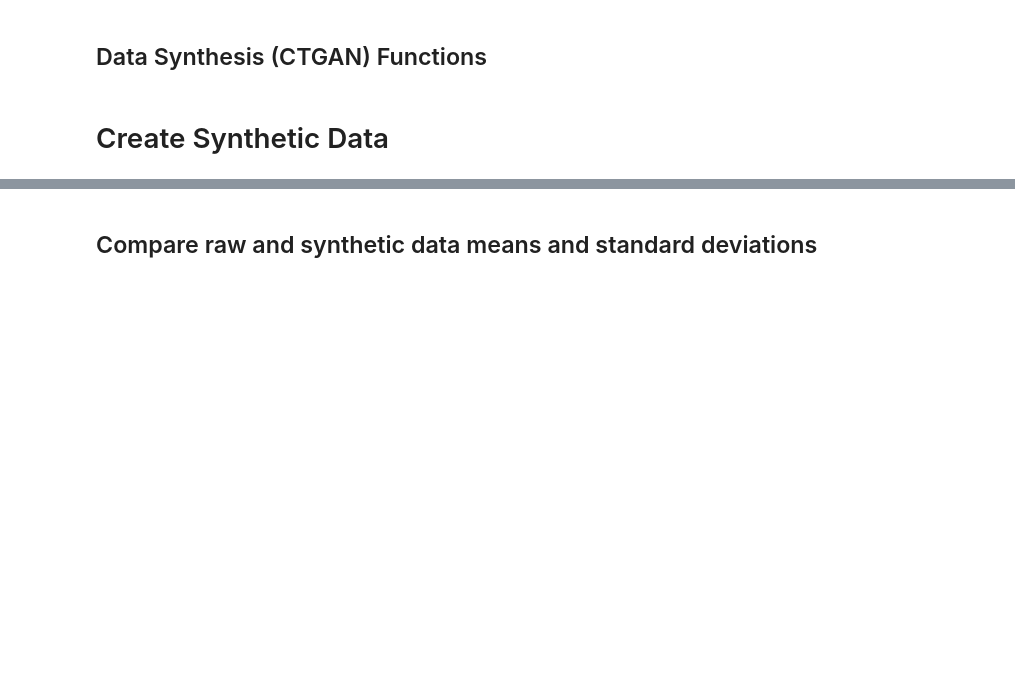
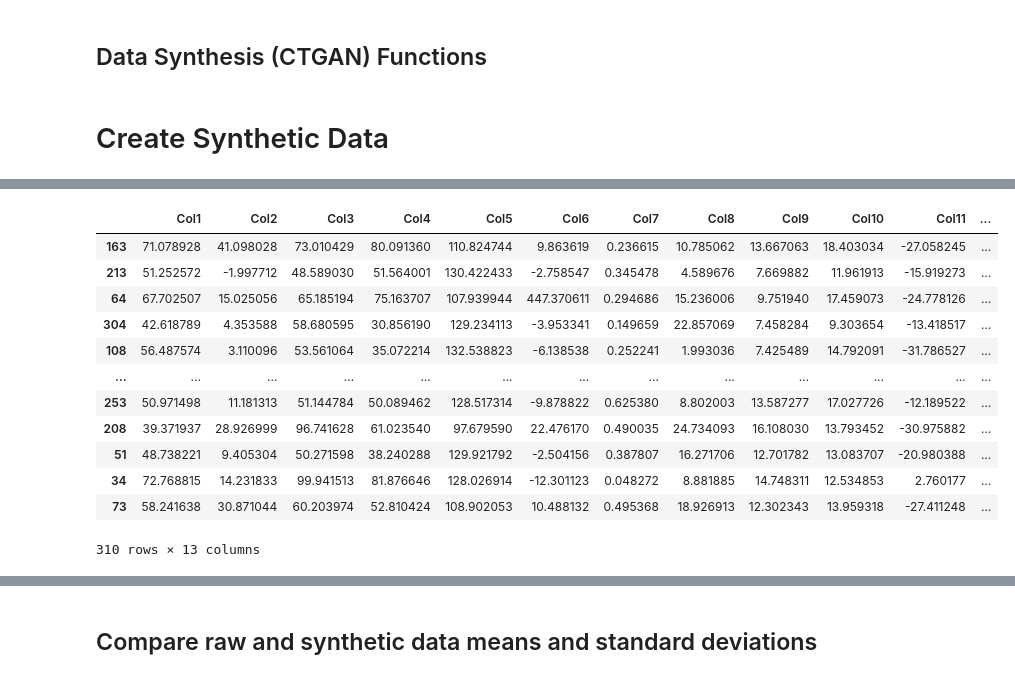
Before and after one commit to jamestgodwin/synthetic_data, a Jupyter notebook: notebooks/CTGAN_Mike_Version_Back_Pain.ipynb, the cells around one changed output, grey strips where cells are left out. Drawn from its saved outputs; the diff is of its cells as text; code cells hidden in the pictures; blank space fills up the shorter version.

```diff
--- a/notebooks/CTGAN_Mike_Version_Back_Pain.ipynb
+++ b/notebooks/CTGAN_Mike_Version_Back_Pain.ipynb
@@ -407,0 +425,20 @@ Accuracy: 51.3
+# %%
+test_dataset = synthetic_data[2]
+# %%
+test_dataset['label'] = test_dataset['label'].map({1.0: 'Abonormal', 0.0: 'Normal'})
+# %%
+test_dataset
+# %% [output]
+|  | Col1 | Col2 | Col3 | Col4 | Col5 | Col6 | Col7 | Col8 | Col9 | Col10 | Col11 | ... |
+| 163 | 71.078928 | 41.098028 | 73.010429 | 80.091360 | 110.824744 | 9.863619 | 0.236615 | 10.785062 | 13.667063 | 18.403034 | -27.058245 | ... |
+| 213 | 51.252572 | -1.997712 | 48.589030 | 51.564001 | 130.422433 | -2.758547 | 0.345478 | 4.589676 | 7.669882 | 11.961913 | -15.919273 | ... |
+| 64 | 67.702507 | 15.025056 | 65.185194 | 75.163707 | 107.939944 | 447.370611 | 0.294686 | 15.236006 | 9.751940 | 17.459073 | -24.778126 | ... |
+| 304 | 42.618789 | 4.353588 | 58.680595 | 30.856190 | 129.234113 | -3.953341 | 0.149659 | 22.857069 | 7.458284 | 9.303654 | -13.418517 | ... |
+| 108 | 56.487574 | 3.110096 | 53.561064 | 35.072214 | 132.538823 | -6.138538 | 0.252241 | 1.993036 | 7.425489 | 14.792091 | -31.786527 | ... |
+| ... | ... | ... | ... | ... | ... | ... | ... | ... | ... | ... | ... | ... |
+| 253 | 50.971498 | 11.181313 | 51.144784 | 50.089462 | 128.517314 | -9.878822 | 0.625380 | 8.802003 | 13.587277 | 17.027726 | -12.189522 | ... |
+| 208 | 39.371937 | 28.926999 | 96.741628 | 61.023540 | 97.679590 | 22.476170 | 0.490035 | 24.734093 | 16.108030 | 13.793452 | -30.975882 | ... |
+| 51 | 48.738221 | 9.405304 | 50.271598 | 38.240288 | 129.921792 | -2.504156 | 0.387807 | 16.271706 | 12.701782 | 13.083707 | -20.980388 | ... |
+| 34 | 72.768815 | 14.231833 | 99.941513 | 81.876646 | 128.026914 | -12.301123 | 0.048272 | 8.881885 | 14.748311 | 12.534853 | 2.760177 | ... |
+| 73 | 58.241638 | 30.871044 | 60.203974 | 52.810424 | 108.902053 | 10.488132 | 0.495368 | 18.926913 | 12.302343 | 13.959318 | -27.411248 | ... |
+310 rows × 13 columns
```
Also changed, not shown: parts of 8 cells of this notebook, 5 other files.
